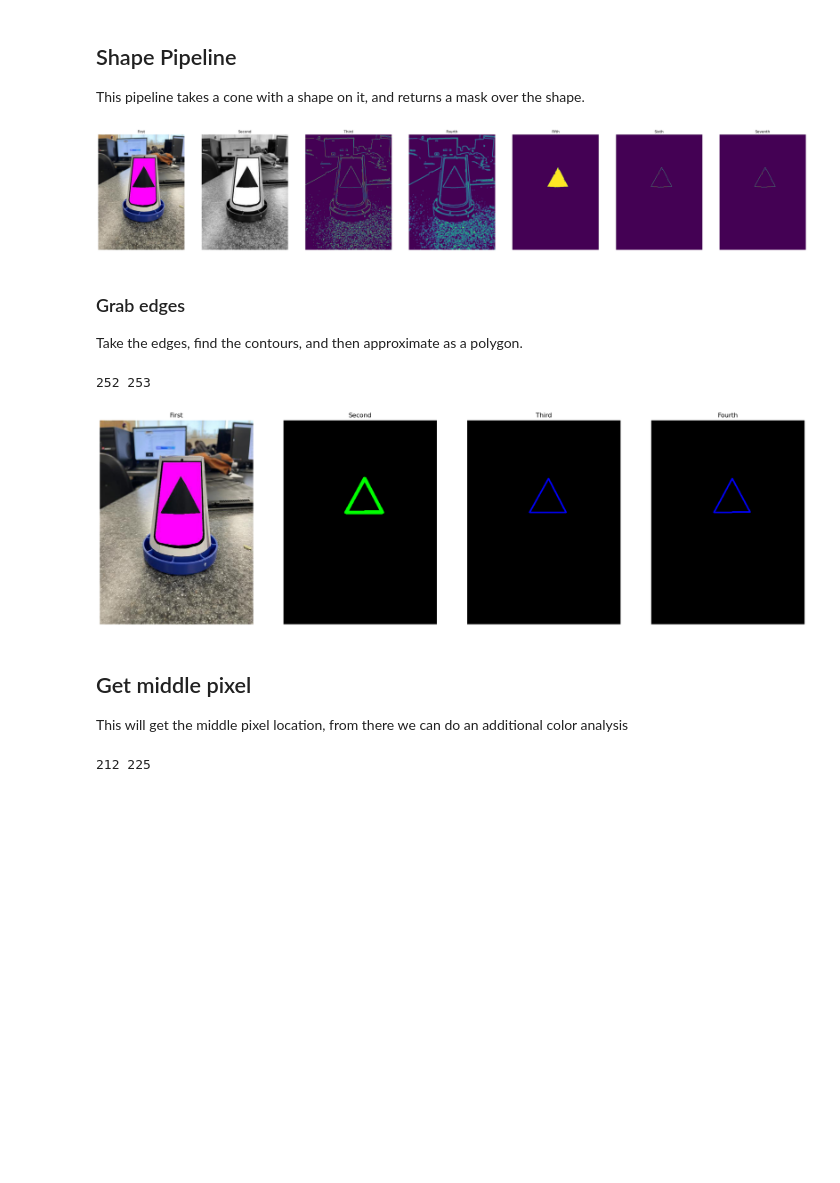
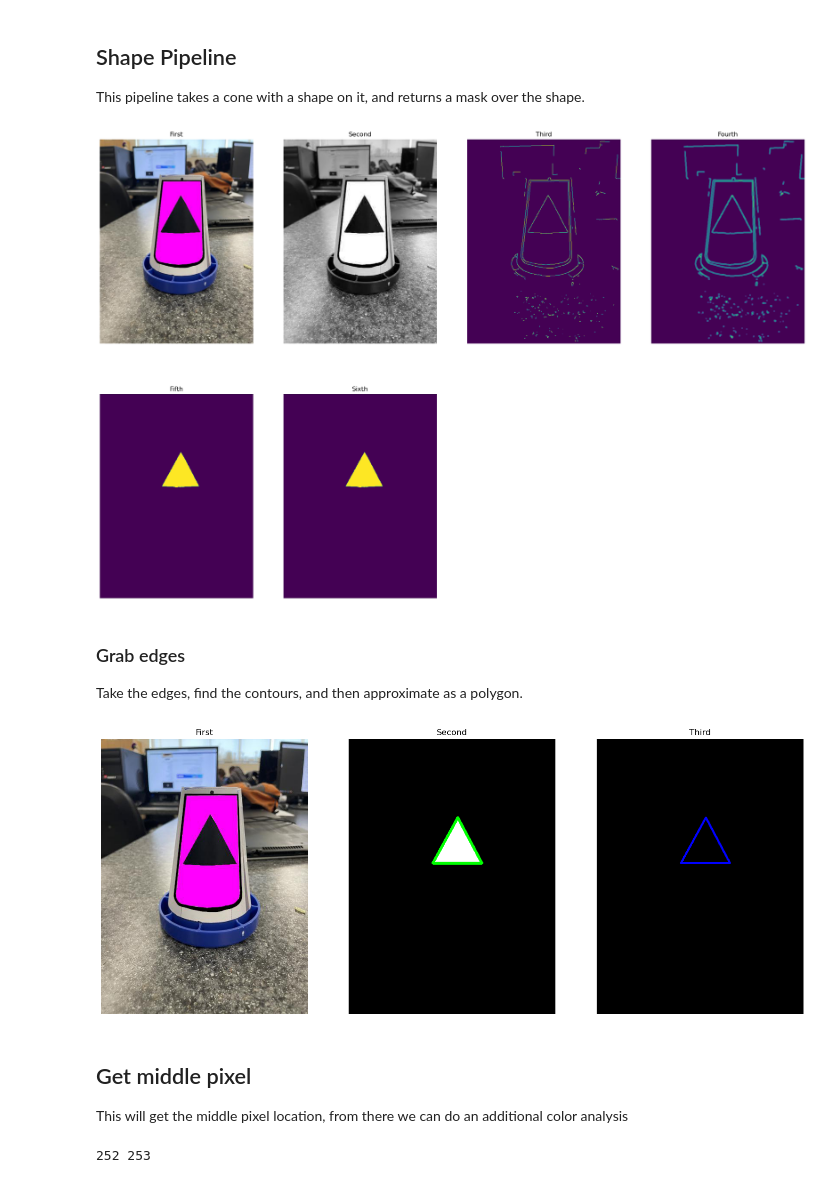
Before and after one commit to FTC-6093/Powerplay6093, a Jupyter notebook: TeamCode/src/main/java/org/firstinspires/ftc/teamcode/pythoncone/cone.ipynb, the cells around one changed output. Drawn from its saved outputs; the diff is of its cells as text; code cells hidden in the pictures; blank space fills up the shorter version.

Commit message:
Perfomance- Remove unnecsessary pipeline steps

```diff
--- a/TeamCode/src/main/java/org/firstinspires/ftc/teamcode/pythoncone/cone.ipynb
+++ b/TeamCode/src/main/java/org/firstinspires/ftc/teamcode/pythoncone/cone.ipynb
@@ -6,6 +6,7 @@
 I'm not very good at java tbh, so I'll do my code things here.
 # %%
 from functools import reduce
+from math import ceil
 import cv2
 import numpy as np
 import matplotlib.pyplot as plt
@@ -43,9 +44,14 @@ digitalsum = compose(
 
 
 def add_image(*dispImage):
-    fig = plt.figure(figsize=(6*len(dispImage),8))
+    wrap = 4
+    if len(dispImage) > wrap: #wrap is the maximum amount of pictures before they get too small to see.
+        x,y = wrap,ceil(len(dispImage)/wrap)
+    else:
+        x,y = len(dispImage),1
+    fig = plt.figure(figsize=(6*x,8*y))
     for index, img in enumerate(dispImage):
-        fig.add_subplot(1, len(dispImage), index+1)
+        fig.add_subplot(y, x, index+1)
         # showing image
         plt.imshow(img)
         plt.axis('off')
@@ -88,45 +94,47 @@ from pickle import dump
 color_pipeline = lambda img, seed: compose_gen(
         (extract_channel, (0,)),
         # 200 is min, 250 is max. If theres too much bg noise, turn up 200. If the shape gets cut, turn down 250.
-        (cv2.Canny, (200, 200)),
+        (cv2.Canny, (400, 500)),
         (cv2.blur, ((5, 5),)),
         (flood_from_pix, (seed,)),
-        (cv2.Canny, (200, 250)),
+        # (cv2.Canny, (200, 250)),
         # (lambda x: cv2.threshold(x,254,255,cv2.THRESH_BINARY)[1],()),
+        # (cv2.blur, ((5, 5),)),
+        # (tri_stack, ()),
         # (point, (seed, (255,0,0))),
-        # (tri_stack, ()),
         (np.ndarray.astype,("uint8",)),
     )(img)
 
 image = cv2.imread("Images/Shapes/Downscaled/trianglepb_downscaled_cone.jpg")
 # webcam = cv2.VideoCapture(0)
 # image = webcam.read()[1]
 # webcam.release()
 width, height, depth = image.shape
 
 prep_pipeline = compose(
     (cv2.flip, (1,)),
     (cv2.cvtColor, (cv2.COLOR_RGB2BGR,)),
     # (resize_image, ((480,360),)),
 )
 
 image = prep_pipeline(image)
 
 cnvimage = cv2.cvtColor(image, cv2.COLOR_RGB2HSV)
 # cnvimages = color_pipeline(image,(250,245))
-cnvimages = color_pipeline(image,(250,251))
+cnvimages = color_pipeline(image,(252,253))
 # cnvimage = cv2.cvtColor(cnvimage, cv2.COLOR_HSV2RGB)
+# add_image(cnvimages[5])
 add_image(*cnvimages)
 # cnvimage = cv2.cvtColor(cnvimage, cv2.COLOR_RGB2GRAY)
 
 # image = cv2.cvtColor(image, cv2.COLOR_RGB2BGR)
 # cv2.imwrite("Images/Shapes V2/Normal/Pentagon.png",image)
 # cv2.imwrite("Images/Shapes V2/Processed/Pentagon.png",cnvimage)
 
 dump(image, open("temp/image",'wb+'))
 dump(cnvimages[-1], open("temp/cnvimage",'wb+'))
 # %% [output]
-[figure, old version]
+[figure, new version]
 # %% [markdown]
 ### Grab edges
 
@@ -150,8 +158,6 @@ for contour in cv2.findContours(cnvimage, cv2.RETR_TREE, cv2.CHAIN_APPROX_SIMPLE
     if len(poly:=cv2.approxPolyDP(contour,20,True)) > 1:
         polys.append(poly)
 
-
-print(*[sum(polys[1][:,:,x])[0]//len(polys[1]) for x in (0,1)])
 # poly, outimage = count_poly_seed((height//2,width//2))
 
 # approxpolydp PER contour, filter out 1's
@@ -164,16 +170,21 @@ for poly in polys:
     cnv_draws.append(cnv_draw)
 
 cnvimage = tri_stack(cnvimage)
-cnvimage = cv2.drawContours(cnvimage,polys,-1,(0,255,0),10)
+cnvimage = cv2.drawContours(cnvimage,polys,-1,(0,255,0),5)
 
+# add_image(cnv_draws[1])
 add_image(image, cnvimage, *cnv_draws)
 # %% [output]
-252 253
-[figure, old version]
+[figure, new version]
 # %% [markdown]
 ## Get middle pixel
 This will get the middle pixel location, from there we can do an additional color analysis
 # %%
-print(*[sum(poly[:,:,x])[0]//len(poly) for x in (0,1)])
+poly = polys[0]
+
+def average_pix(polycontour: np.ndarray):
+    return tuple(sum(polycontour[:,:,x])[0]//len(polycontour) for x in (0,1))
+
+print(*average_pix(poly))
 # %% [output]
-212 225
+252 253
```
Also changed, not shown: 1 other file.
